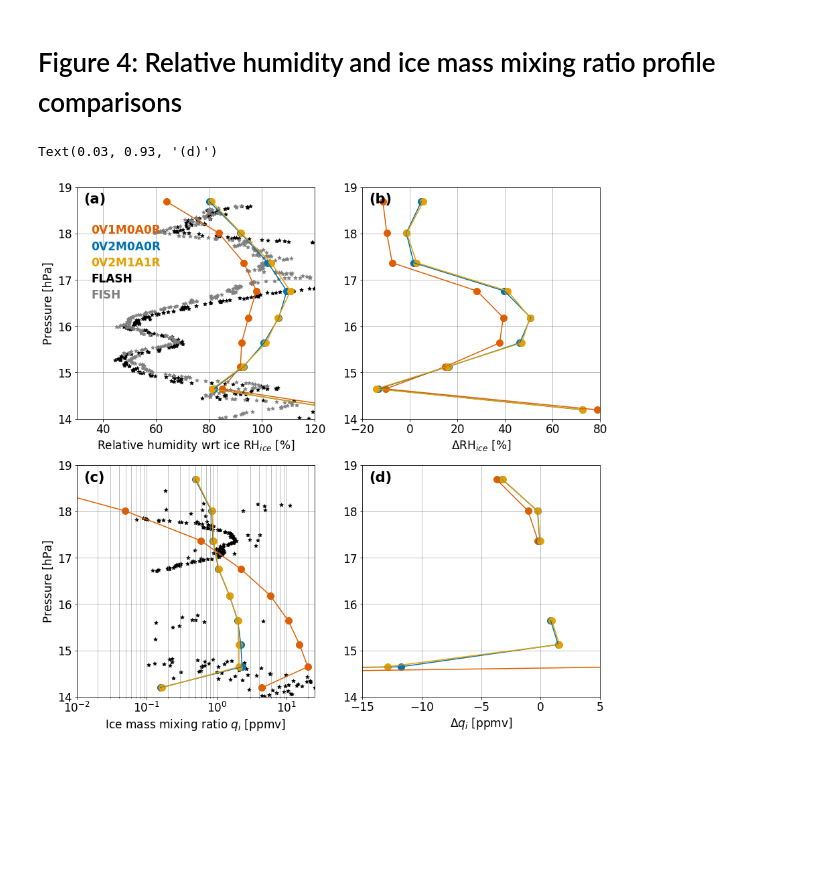
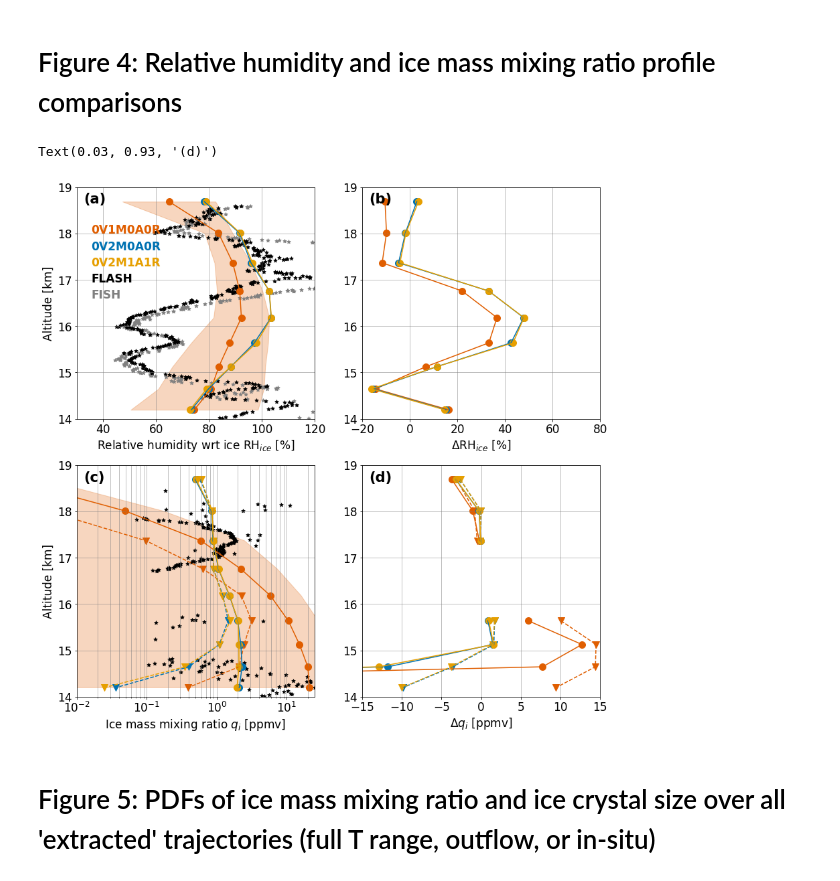
Before and after one commit to sylviasullivan/ice-microp-rad, a Jupyter notebook: Figures_article2.ipynb, the cells around one changed output. Cells and saved outputs as stored; diff of their text form; code cells hidden in the pictures; blank space fills up the shorter version.

```diff
--- a/Figures_article2.ipynb
+++ b/Figures_article2.ipynb
@@ -492,78 +504,90 @@ Text(0.03, 0.93, '(d)')
 # %%
 fs = 17
 fig, ax = plt.subplots(nrows=2, ncols=2, figsize=(14, 14))
-y1 = 14
 y2 = 19
-icon_sz = 100
 icon_lw = 1.5
 icon_alfa = 1
 k = 0 # If k = 0, compare means. If k = 1, compare medians.
 
+if tag == '_pinpoint':
+    y1 = 14
+    ax[0,1].set_xlim([-20, 20])
+    ax[1,1].set_xlim([-5, 5])
+    ax[0,0].set_xlim([30, 120])
+    ax[1,0].set_xlim([0.01, 25])
+elif tag != '_full':
+    y1 = 14
+    ax[0,1].set_xlim([-20, 80])
+    ax[1,1].set_xlim([-15, 15])
+    ax[0,0].set_xlim([30, 120])
+    ax[1,0].set_xlim([0.01, 25])
+else:
+    ax[0,0].set_xlim([25, 120])
+    ax[1,1].set_xlim([-100, 10])
+    ax[1,0].set_xlim([10**(-6), 10**3])
+
 ax[0,0].grid(b=True, which='both', axis='both', color='gray', linewidth=0.5)
-ax[0,0].scatter(rhice_fish, alt4/1000, color='k', s=30, marker='*')
-ax[0,0].scatter(rhice_flash, alt4/1000, color='gray', s=30, marker='*')
+rhm = np.nanmean( sim_stats[0,6,k], axis=1 )
+ax[0,0].fill_betweenx( y=bins_sims/1000, x1=rhm - np.nanmean(sim_stats[0,6,2],axis=1), x2=rhm + np.nanmean(sim_stats[0,6,2],axis=1), alpha=0.25, color=farbe['0V1M0A0R'] )
+ax[0,0].scatter(rhice_fish, alt4/1000, color='gray', s=30, marker='*')
+ax[0,0].scatter(rhice_flash, alt4/1000, color='k', s=30, marker='*')
 for s_indx, s_name in enumerate( sim_list ):
-    ax[0,0].scatter(np.nanmean(RH_ICON[s_indx,k], axis=1), bins_sims/1000, color=farbe[s_name], s=icon_sz)
-    ax[0,0].plot(np.nanmean(RH_ICON[s_indx,k], axis=1), bins_sims/1000, color=farbe[s_name], lw=icon_lw)
+    ax[0,0].scatter(np.nanmean( sim_stats[s_indx,6,k], axis=1 ), bins_sims/1000, color=farbe[s_name], s=icon_sz)
+    ax[0,0].plot(np.nanmean( sim_stats[s_indx,6,k], axis=1 ), bins_sims/1000, color=farbe[s_name], lw=icon_lw)
 ax[0,0].text(0.06, 0.8, '0V1M0A0R', fontsize=fs, weight='bold', color=farbe['0V1M0A0R'], transform=ax[0,0].transAxes)
 ax[0,0].text(0.06, 0.73, '0V2M0A0R', fontsize=fs, weight='bold', color=farbe['0V2M0A0R'], transform=ax[0,0].transAxes)
 ax[0,0].text(0.06, 0.66, '0V2M1A1R', fontsize=fs, weight='bold', color=farbe['0V2M1A1R'], transform=ax[0,0].transAxes)
 ax[0,0].text(0.06, 0.59, 'FLASH', fontsize=fs, weight='bold', transform=ax[0,0].transAxes)
 ax[0,0].text(0.06, 0.52, 'FISH', fontsize=fs, weight='bold', color='gray', transform=ax[0,0].transAxes)
 ax[0,0].set_ylim([y1, y2])
-ax[0,0].set_xlim([30, 120])
 ax[0,0].set_xlabel(r'Relative humidity wrt ice RH$_{ice}$ [%]', fontsize=fs)
-ax[0,0].set_ylabel('Pressure [hPa]', fontsize=fs)
+ax[0,0].set_ylabel('Altitude [km]', fontsize=fs)
 ax[0,0].tick_params('both',labelsize=fs)
 ax[0,0].text(0.03, 0.93, '(a)', weight='bold', fontsize=fs+4, transform=ax[0,0].transAxes)
 
 ax[0,1].grid(b=True, which='both', axis='both', color='gray', linewidth=0.5)
 for s_indx, s_name in enumerate( sim_list ):
-    ax[0,1].scatter(np.nanmean(RH_ICON[s_indx,k], axis=1) - RHi_SC_stats[k], bins_sims/1000, color=farbe[s_name], s=icon_sz)
-    ax[0,1].plot(np.nanmean(RH_ICON[s_indx,k], axis=1) - RHi_SC_stats[k], bins_sims/1000, color=farbe[s_name], lw=icon_lw)
+    ax[0,1].scatter(np.nanmean(sim_stats[s_indx,6,k],axis=1) - RHi_SC_stats[k], bins_sims/1000, color=farbe[s_name], s=icon_sz)
+    ax[0,1].plot(np.nanmean(sim_stats[s_indx,6,k],axis=1) - RHi_SC_stats[k], bins_sims/1000, color=farbe[s_name], lw=icon_lw)
 ax[0,1].set_ylim([y1, y2])
-if tag == '_pinpoint':
-    ax[0,1].set_xlim([-20, 20])
-else:
-    ax[0,1].set_xlim([-20, 80])
 ax[0,1].set_xlabel(r'$\Delta$RH$_{ice}$ [%]', fontsize=fs)
 ax[0,1].tick_params('both',labelsize=fs)
 ax[0,1].text(0.03, 0.93, '(b)', weight='bold', fontsize=fs+4, transform=ax[0,1].transAxes)
 
+qim = np.nanmean(sim_stats[0,3,k],axis=1)
+ax[1,0].fill_betweenx( y=bins_sims/1000, x1=qim - np.nanmean(sim_stats[0,3,2],axis=1), x2=qim + np.nanmean(sim_stats[0,3,2],axis=1), alpha=0.25, color=farbe['0V1M0A0R'] )
 ax[1,0].grid(b=True, which='both', axis='both', color='gray', linewidth=0.5)
 ax[1,0].scatter(qi, alt2/1000, color='k', s=30, marker='*')
 
 # We don't use k below because we are showing both the mean and median always.
 for s_indx, s_name in enumerate( sim_list ):
     ax[1,0].scatter(np.nanmean(sim_stats[s_indx,3,0],axis=1), bins_sims/1000, color=farbe[s_name], s=icon_sz)
     ax[1,0].plot(np.nanmean(sim_stats[s_indx,3,0],axis=1), bins_sims/1000, color=farbe[s_name], lw=icon_lw)
-    #ax[1,0].scatter(np.nanmedian(sim_stats[s_indx,3,1],axis=1), bins_sims/1000, marker='v', color=farbe[s_name], s=icon_sz)
-    #ax[1,0].plot(np.nanmedian(sim_stats[s_indx,3,1],axis=1), bins_sims/1000, ls='--', color=farbe[s_name], lw=icon_lw)
+    ax[1,0].scatter(np.nanmedian(sim_stats[s_indx,3,1],axis=1), bins_sims/1000, marker='v', color=farbe[s_name], s=icon_sz)
+    ax[1,0].plot(np.nanmedian(sim_stats[s_indx,3,1],axis=1), bins_sims/1000, ls='--', color=farbe[s_name], lw=icon_lw)
 ax[1,0].set_ylim([y1, y2])
-ax[1,0].set_xlim([0.01, 25])
 ax[1,0].set_xscale('log')
+#ax[1,0].set_xlim([10**(-3),10**2])
 ax[1,0].set_xlabel(r'Ice mass mixing ratio $q_i$ [ppmv]', fontsize=fs)
 ax[1,0].tick_params('both',labelsize=fs)
 ax[1,0].text(0.03, 0.93, '(c)', weight='bold', fontsize=fs+4, transform=ax[1,0].transAxes)
-ax[1,0].set_ylabel('Pressure [hPa]', fontsize=fs)
+ax[1,0].set_ylabel('Altitude [km]', fontsize=fs)
 
 ax[1,1].grid(b=True, which='both', axis='both', color='gray', linewidth=0.5)
 for s_indx, s_name in enumerate( sim_list ):
     ax[1,1].scatter(np.nanmean(sim_stats[s_indx,3,k,:,:20],axis=1) - qi_SC_stats[0], bins_sims/1000, color=farbe[s_name], s=icon_sz)
     ax[1,1].plot(np.nanmean(sim_stats[s_indx,3,k,:,:20],axis=1) - qi_SC_stats[0], bins_sims/1000, color=farbe[s_name], lw=icon_lw)
-    #ax[1,1].scatter(np.nanmedian(sim_stats[s_indx,3,0],axis=1) - qi_SC_stats[1], bins_sims/1000, marker='v', color=farbe[s_name], s=icon_sz)
-    #ax[1,1].plot(np.nanmedian(sim_stats[s_indx,3,0],axis=1) - qi_SC_stats[1], bins_sims/1000, ls='--', color=farbe[s_name], lw=icon_lw)
+    ax[1,1].scatter(np.nanmedian(sim_stats[s_indx,3,0],axis=1) - qi_SC_stats[1], bins_sims/1000, marker='v', color=farbe[s_name], s=icon_sz)
+    ax[1,1].plot(np.nanmedian(sim_stats[s_indx,3,0],axis=1) - qi_SC_stats[1], bins_sims/1000, ls='--', color=farbe[s_name], lw=icon_lw)
 ax[1,1].set_ylim([y1, y2])
-if tag == '_pinpoint':
-    ax[1,1].set_xlim([-5, 5])
-else:
-    ax[1,1].set_xlim([-15, 5])
 #ax[1,1].set_xscale('log')
 ax[1,1].set_xlabel(r'$\Delta q_i$ [ppmv]', fontsize=fs)
 ax[1,1].tick_params('both',labelsize=fs)
 ax[1,1].text(0.03, 0.93, '(d)', weight='bold', fontsize=fs+4, transform=ax[1,1].transAxes)
 
 #fig.savefig('output/RHi-qi-comp' + tag + '.pdf')
 # %% [output]
 Text(0.03, 0.93, '(d)')
-[figure, old version]
+[figure, new version]
+# %% [markdown]
+# Figure 5: PDFs of ice mass mixing ratio and ice crystal size over all 'extracted' trajectories (full T range, outflow, or in-situ)
```
Also changed, not shown: parts of 11 cells of this notebook, 1 other file.
